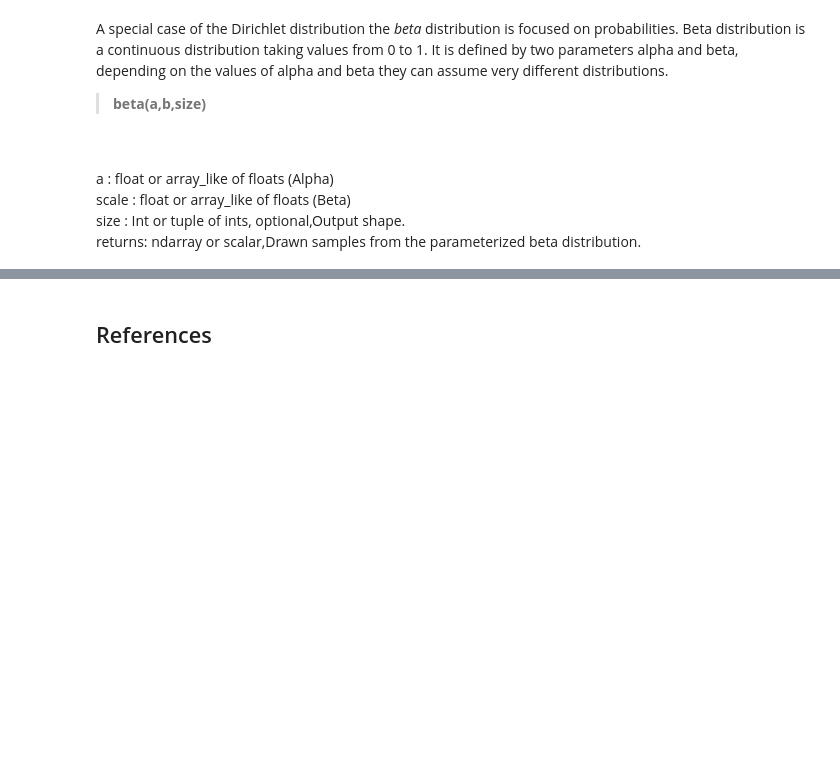
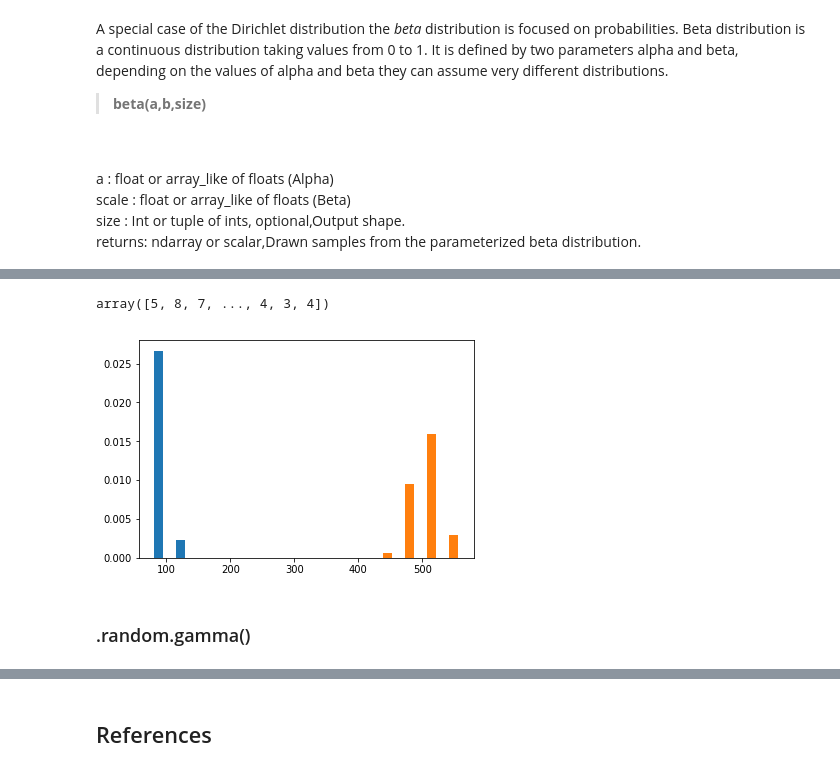
Before and after one commit to kbarry91/4th-year-Emerging-Technologies-Project, a Jupyter notebook: numpy-random.ipynb, the cells around one changed output, grey strips where cells are left out. Drawn from its saved outputs; the diff is of its cells as text; code cells hidden in the pictures; blank space fills up the shorter version.

```diff
--- a/numpy-random.ipynb
+++ b/numpy-random.ipynb
@@ -208,0 +253,17 @@ array([0.0824922 , 0.31439   , 0.09751334, ..., 0.28638765, 0.91923537,
+# %%
+# Generate samples
+s = np.random.poisson(5, 10000)
+s
+# %% [output]
+array([5, 8, 7, ..., 4, 3, 4])
+# %%
+# Draw 100 values for lambda 100 and 500
+s = np.random.poisson(lam=(100., 500.), size=(100, 2))
+count, bins, ignored = plt.hist(s, 14, density=True)
+
+# Plot the results
+plt.show()
+# %% [output]
+[figure, added]
+# %% [markdown]
+### .random.gamma()  <a id ="Gam"></a>
```
Also changed, not shown: parts of 35 cells of this notebook.
